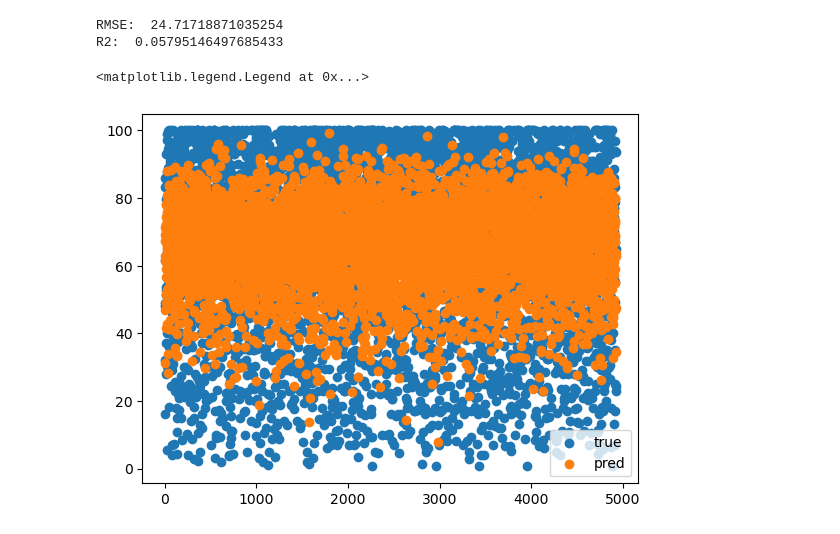
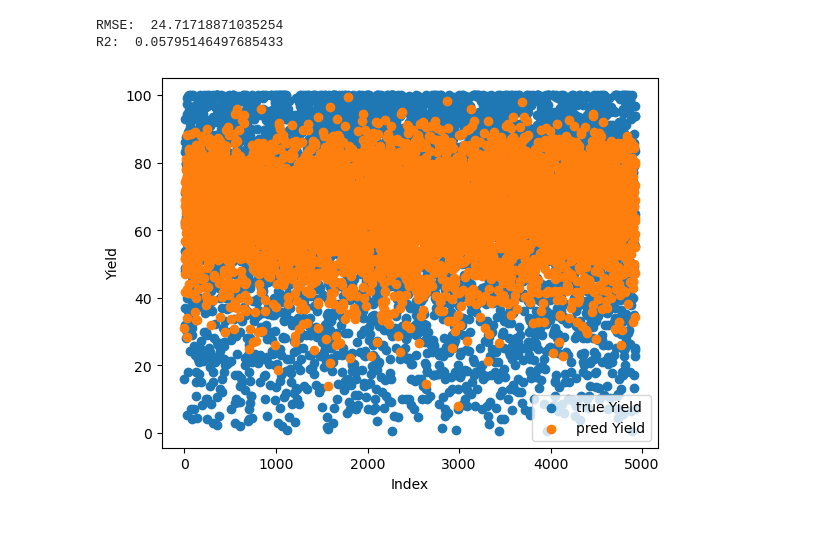
Before and after one commit to MountU0/pict, a Jupyter notebook: model/baseline.ipynb, the cells around one changed output. Saved outputs shown, nothing was run; the diff lists cells and outputs as text; code cells hidden in the pictures.

Commit message:
plot fix

```diff
--- a/model/baseline.ipynb
+++ b/model/baseline.ipynb
@@ -71,10 +71,12 @@ R2:  0.05795146497685433
 # %%
 import matplotlib.pyplot as plt
 
 
 plt.scatter(range(len(ytest)), ytest)
 plt.scatter(range(len(pred)), pred)
-plt.legend(['true', 'pred'])
+plt.xlabel("Index")
+plt.ylabel("Yield")
+plt.legend(['true Yield', 'pred Yield'])
+plt.show()
 # %% [output]
-<matplotlib.legend.Legend at 0x...>
-[figure, old version]
+[figure, new version]
```
Also changed, not shown: parts of 2 cells of this notebook, 2 other files.
